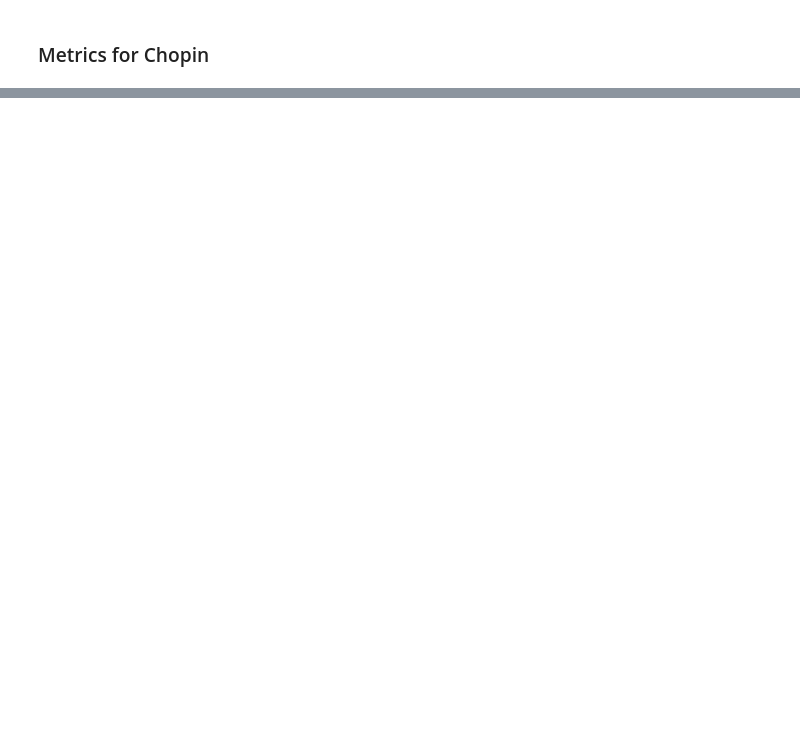
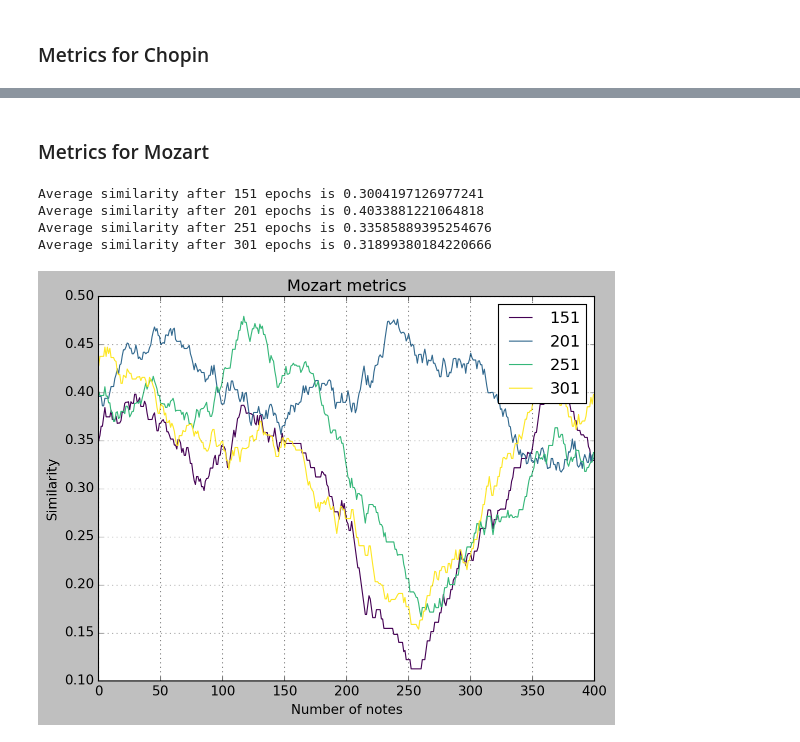
Before and after one commit to Skripkon/RESO, a Jupyter notebook: generators/neural/lstm/metrics/graphs.ipynb, the cells around one changed output, grey strips where cells are left out. Saved outputs shown, nothing was run; the diff lists cells and outputs as text; code cells hidden in the pictures; blank space fills up the shorter version.

```diff
--- a/generators/neural/lstm/metrics/graphs.ipynb
+++ b/generators/neural/lstm/metrics/graphs.ipynb
@@ -78,0 +82,11 @@ Text(0.5, 1.0, 'Dependence of similarity on the number of notes, Chopin')
+# %% [markdown]
+### Metrics for Mozart
+# %%
+mozart_metrics = ModelMetrics('Mozart')
+mozart_metrics.print_metrics()
+# %% [output]
+Average similarity after 151 epochs is 0.3004197126977241
+Average similarity after 201 epochs is 0.4033881221064818
+Average similarity after 251 epochs is 0.33585889395254676
+Average similarity after 301 epochs is 0.31899380184220666
+[figure, added]
```
Also changed, not shown: parts of 9 cells of this notebook, 2 other files.
